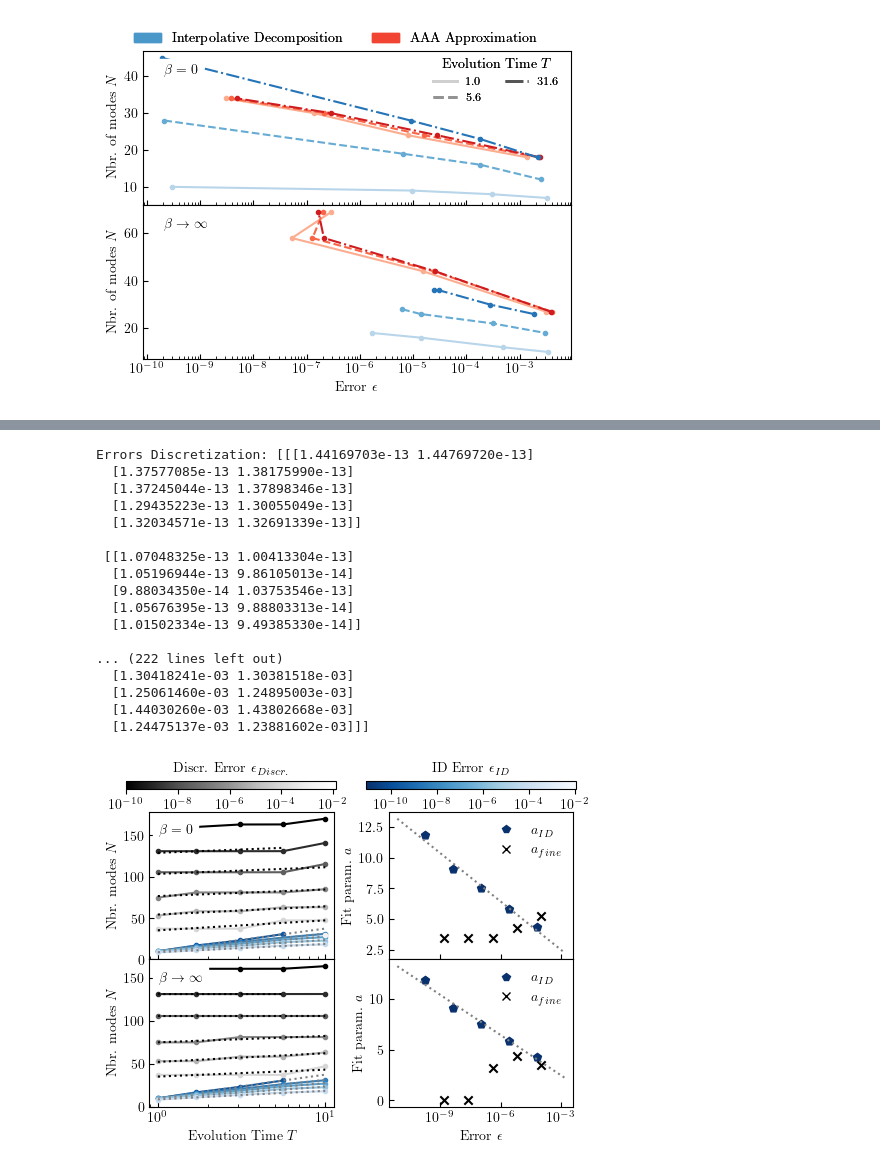
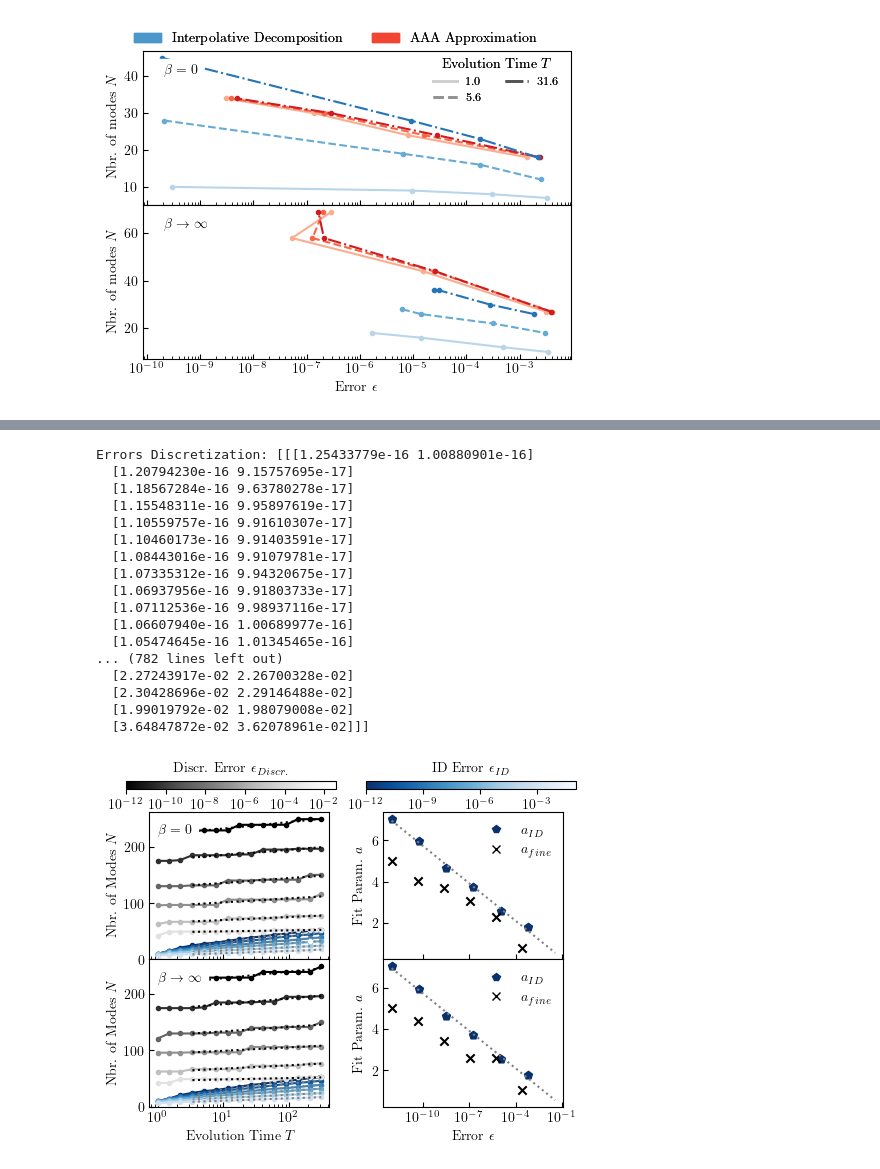
Before and after one commit to jthoenniss/RealTimeID, a Jupyter notebook: notebooks/paper.ipynb, the cells around one changed output, grey strips where cells are left out. Cells and saved outputs as stored; diff of their text form; code cells hidden in the pictures.

```diff
--- a/notebooks/paper.ipynb
+++ b/notebooks/paper.ipynb
@@ -670,13 +841,14 @@ plt.show()
 # %%
 #filename_ID = f'../data/ID_delta_t=0.1_flatband_Lambda=10.h5'
-filename_ID = f'../data/test_ID.h5'
+#filename_ID = f'../data/test_ID_Lambda50_T=1e8.h5'
+filename_ID = f'../data/test_ID_Lambda100000_opt.h5'
 #Create instance of Hdf5Kernel
 h5_kernel_ID = Hdf5Kernel(filename=filename_ID)
 
 #Set plot parameters
 plt.rcParams.update({"text.usetex": True, "font.family": "serif", "font.size": 10})
 #Extract the relevant data for plotting from hdf5 file. Assemble it conveniently into multidimensional arrays.
-keys = ["eps", "m", "n", "h", "N_max", "beta", "delta_t", "ID_rank","ID_error_reconstr_vs_cont"]
+keys = ["eps", "m", "n", "h", "N_max", "beta", "delta_t", "ID_rank","ID_error_reconstr_vs_cont", "explicit_poles"]
 
 #order of indices: h_vals, N_maxs, beta
 
@@ -691,7 +863,8 @@ betas = data_h5_ID["beta"]
 delta_t_vals = data_h5_ID["delta_t"]
 ID_ranks = data_h5_ID["ID_rank"]
 errors_ID = data_h5_ID["ID_error_reconstr_vs_cont"]
-N_modes_finegrid = (m_vals + n_vals) + 1
+nbr_explicit_poles = np.array(data_h5_ID["explicit_poles"]).shape[1]
+N_modes_finegrid = (m_vals + n_vals) + 1 + nbr_explicit_poles / 2 #factor 1/2 because here we consider only positive frequencies
 
 print(f"Errors Discretization: {errors_discretization}")
 print(f"Errors ID: {errors_ID}")
@@ -704,9 +877,12 @@ cmap_grays = plt.get_cmap("Greys_r")
 # Configuration and data preparation
 nbr_interpolations = 7
 
+#smallest nonzero error
+error_min_discr = np.min(errors_discretization[errors_discretization > 0])
+error_min_ID = np.min(errors_ID[errors_ID > 0])
 
-error_grid_discretization = np.logspace(np.log10(np.max([np.min(errors_discretization),1.e-10])), np.log10(np.max(errors_discretization)), nbr_interpolations)
-error_grid_ID = np.logspace(np.log10(np.max([np.min(errors_ID),1.e-12])), np.log10(np.max(errors_ID)), nbr_interpolations)
+error_grid_discretization = np.logspace(np.log10(np.max([error_min_discr,1.e-12])), np.log10(np.max(errors_discretization)), nbr_interpolations)
+error_grid_ID = np.logspace(np.log10(np.max([error_min_ID,1.e-12])), np.log10(np.max(errors_ID)), nbr_interpolations)
 
 
 fig, axs = plt.subplots(kernel_dims_ID[2], 2, figsize=(5, 4), sharex='col')
@@ -719,8 +895,8 @@ ID_ranks_interp = np.zeros((len(error_grid_ID), kernel_dims_ID[1]))
 t_data = np.array([np.max(N_maxs[:,tau,:] * delta_t_vals[:,tau,:]) for tau in range (kernel_dims_ID[1])])
 
 # Use logarithmic normalization
-norm_bare = mcolors.LogNorm(vmin=np.min(error_grid_discretization[error_grid_discretization > 0]), vmax=8*np.max(error_grid_discretization))
-norm_ID = mcolors.LogNorm(vmin=np.min(errors_ID[errors_ID > 0]), vmax=8*np.max(errors_ID))
+norm_bare = mcolors.LogNorm(vmin=error_grid_discretization[0], vmax=3*error_grid_discretization[-1])
+norm_ID = mcolors.LogNorm(vmin=error_grid_ID[0], vmax=3*error_grid_ID[-1])
 
 
 
@@ -731,13 +907,13 @@ for b in range (kernel_dims_ID[2]):#loop over beta values
     fitting_params_a_bare = np.zeros((len(error_grid_discretization),))
 
     for tau in range (kernel_dims_ID[1]):#loop over final time values, N_max
+        mask_ID = errors_ID[:,tau,b] > 0. # Mask to filter values clearly above machine precision
+        ID_RANKS_INTERP = DataInterp(errors_ID[mask_ID, tau,b], ID_ranks[mask_ID, tau,b])
+        ID_ranks_interp[:, tau] = ID_RANKS_INTERP.interp(error_grid_ID, x_scale='log')
+
         mask_discretization = errors_discretization[:,tau,b] > 0. # Mask to filter values clearly above machine precision
-        mask_ID = errors_ID[:,tau,b] > 0. # Mask to filter values clearly above machine precision
         N_MODES_FINE_INTERP = DataInterp(errors_discretization[mask_discretization, tau,b], N_modes_finegrid[mask_discretization, tau,b])
-        ID_RANKS_INTERP = DataInterp(errors_ID[mask_ID, tau,b], ID_ranks[mask_ID, tau,b])
-
         N_modes_finegrid_interp[:, tau] = N_MODES_FINE_INTERP.interp(error_grid_discretization, x_scale='log')
-        ID_ranks_interp[:, tau] = ID_RANKS_INTERP.interp(error_grid_ID, x_scale='log')
 
 
 
@@ -753,13 +929,13 @@ for b in range (kernel_dims_ID[2]):#loop over beta values
         #fit logarithmic curves
         if sum(mask_ID) > 1:
             params_ID = fit_logarithmic(t_data[mask_ID][:], ID_ranks_interp[eps_iter, mask_ID][:])
-            params_bare = fit_logarithmic(t_data[mask_N_modes_fine][:], N_modes_finegrid_interp[eps_iter, mask_N_modes_fine][:])
+            params_bare = fit_logarithmic(t_data[mask_N_modes_fine][1:], N_modes_finegrid_interp[eps_iter, mask_N_modes_fine][1:])
             fitting_params_a_ID[eps_iter] = params_ID[0]
             fitting_params_a_bare[eps_iter] = params_bare[0]
 
             #fit of log function
-            axs[b,0].plot(t_data[mask_N_modes_fine], log_func(t_data[mask_N_modes_fine], *params_ID),  color="gray", linestyle = 'dotted')
-            axs[b,0].plot(t_data[mask_ID], log_func(t_data[mask_ID], *params_bare),  color="black", linestyle = 'dotted')
+            axs[b,0].plot(t_data[mask_N_modes_fine][3:], log_func(t_data[mask_N_modes_fine][3:], *params_ID),  color="gray", linestyle = 'dotted')
+            axs[b,0].plot(t_data[mask_ID][3:], log_func(t_data[mask_ID][3:], *params_bare),  color="black", linestyle = 'dotted')
 
             #plot fitting parameters
             axs[b,1].scatter(error_ID, params_ID[0], marker="p",  color=cmap_blues(1))
@@ -777,8 +953,8 @@ for b in range (kernel_dims_ID[2]):#loop over beta values
     custom_line_blue = Line2D([0], [0], color=cmap_blues(1), marker='p', linestyle='None')
     custom_line_gray = Line2D([0], [0], color=cmap_grays(1), marker='x', linestyle='None')
     axs[b,1].legend([custom_line_blue, custom_line_gray], [r'$a_{ID}$', r'$a_{fine}$'], loc='best', frameon=False)
-    axs[b,0].set_ylabel("Nbr. modes " + r"$N$")
-    axs[b,1].set_ylabel("Fit param. " + r'$a$')
+    axs[b,0].set_ylabel("Nbr. of Modes " + r"$N$")
+    axs[b,1].set_ylabel("Fit Param. " + r'$a$')
 
 
     axs[b,0].set_xscale('log')
@@ -794,49 +970,50 @@ axs[1,0].text(0.05, 0.85, r"$\beta \to \infty$", transform=axs[1,0].transAxes, b
 axs[-1,0].set_xlabel("Evolution Time " + r'$T$')
 axs[-1,1].set_xlabel("Error " + r'$\epsilon$')
 
 # Add a colorbar for the grays above the figure
 cax_grays = fig.add_axes([0.07, 0.92, 0.42, 0.02])
 sm_grays = cm.ScalarMappable(cmap=cmap_grays, norm=norm_bare)
 sm_grays.set_array([])
 cbar_grays = fig.colorbar(sm_grays, cax=cax_grays, orientation='horizontal')
 cbar_grays.set_label('Discr. Error ' + r'$\epsilon_{Discr.}$', labelpad=-35, fontsize='medium')
 
 # Add a colorbar for the blues above the figure
 cax_blues = fig.add_axes([0.55, 0.92, 0.42, 0.02])
 sm_blues = cm.ScalarMappable(cmap=cmap_blues, norm=norm_ID)
 sm_blues.set_array([])
 cbar_blues = fig.colorbar(sm_blues, cax=cax_blues, orientation='horizontal')
 cbar_blues.set_label("ID Error " + r'$\epsilon_{ID}$', labelpad=-35, fontsize='medium')
 
 
 
 #move all ticks into plotting area
 for ax in axs.flat:
     ax.xaxis.set_tick_params(which='both', direction='in')
     ax.yaxis.set_tick_params(which='both', direction='in')
 
 plt.tight_layout(rect=[0, 0, 1, 0.9])  # Adjust the layout to make space for the colorbars
 
 #move lower plots closer to upper plots, such that the upper edge of the lower plots zouces with the lower edge of the upper plots. do not use subplots_adjust
 fig.subplots_adjust(hspace=0.0, wspace=.3)
 
-#plt.savefig("../plots/modes_vs_time_no_opt.pdf", bbox_inches='tight')
+# Save the figure as a PDF
+plt.savefig('../plots/flatband_time_dependence_Lambda100000_pos.pdf', format='pdf', bbox_inches='tight')
 # %% [output]
-Errors Discretization: [[[1.44169703e-13 1.44769720e-13]
-  [1.37577085e-13 1.38175990e-13]
-  [1.37245044e-13 1.37898346e-13]
-  [1.29435223e-13 1.30055049e-13]
-  [1.32034571e-13 1.32691339e-13]]
-
- [[1.07048325e-13 1.00413304e-13]
-  [1.05196944e-13 9.86105013e-14]
-  [9.88034350e-14 1.03753546e-13]
-  [1.05676395e-13 9.88803313e-14]
-  [1.01502334e-13 9.49385330e-14]]
-
-... (222 lines left out)
-  [1.30418241e-03 1.30381518e-03]
-  [1.25061460e-03 1.24895003e-03]
-  [1.44030260e-03 1.43802668e-03]
-  [1.24475137e-03 1.23881602e-03]]]
+Errors Discretization: [[[1.25433779e-16 1.00880901e-16]
+  [1.20794230e-16 9.15757695e-17]
+  [1.18567284e-16 9.63780278e-17]
+  [1.15548311e-16 9.95897619e-17]
+  [1.10559757e-16 9.91610307e-17]
+  [1.10460173e-16 9.91403591e-17]
+  [1.08443016e-16 9.91079781e-17]
+  [1.07335312e-16 9.94320675e-17]
+  [1.06937956e-16 9.91803733e-17]
+  [1.07112536e-16 9.98937116e-17]
+  [1.06607940e-16 1.00689977e-16]
+  [1.05474645e-16 1.01345465e-16]
+... (782 lines left out)
+  [2.27243917e-02 2.26700328e-02]
+  [2.30428696e-02 2.29146488e-02]
+  [1.99019792e-02 1.98079008e-02]
+  [3.64847872e-02 3.62078961e-02]]]
-[figure, old version]
+[figure, new version]
```
Also changed, not shown: parts of 7 cells of this notebook.
